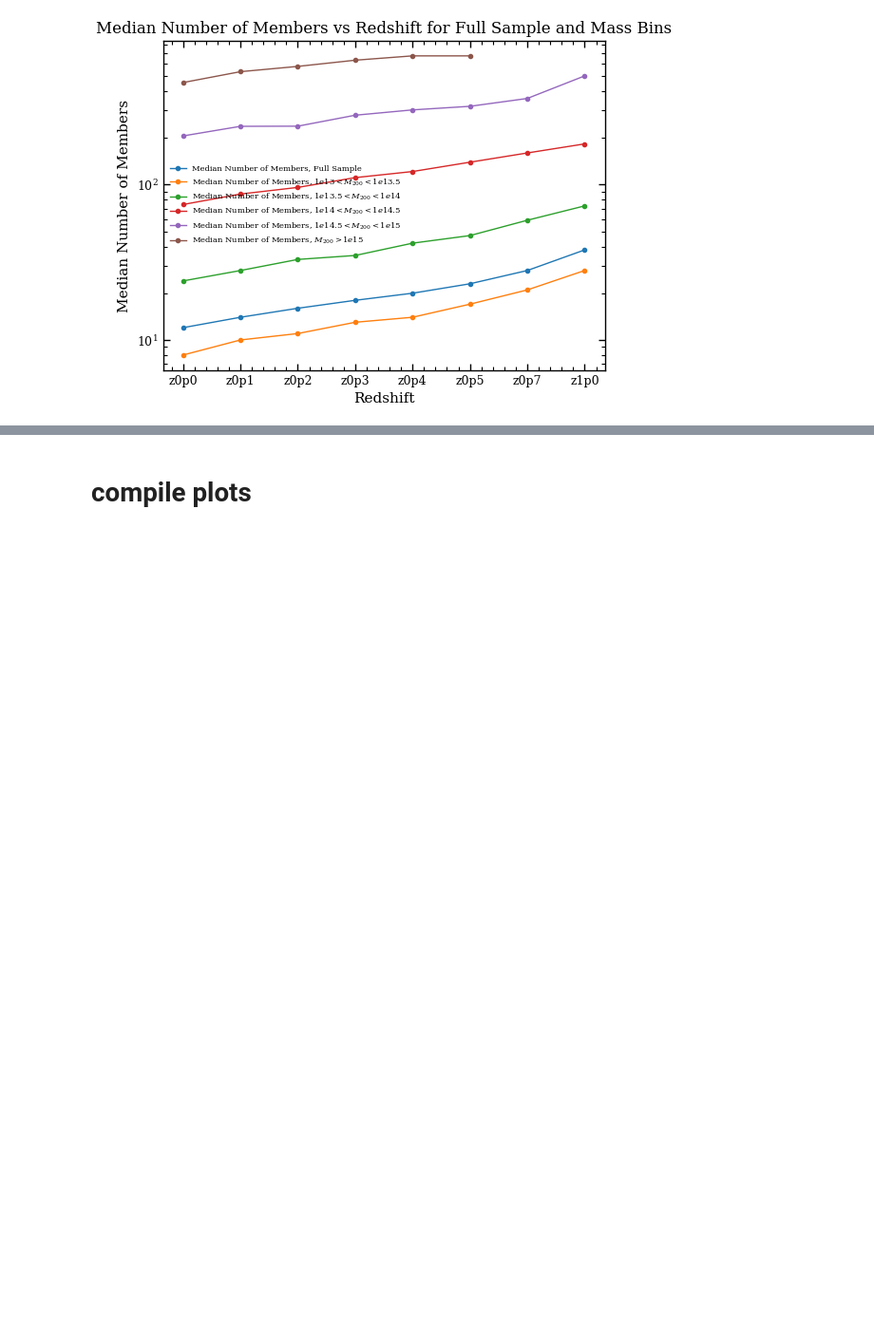
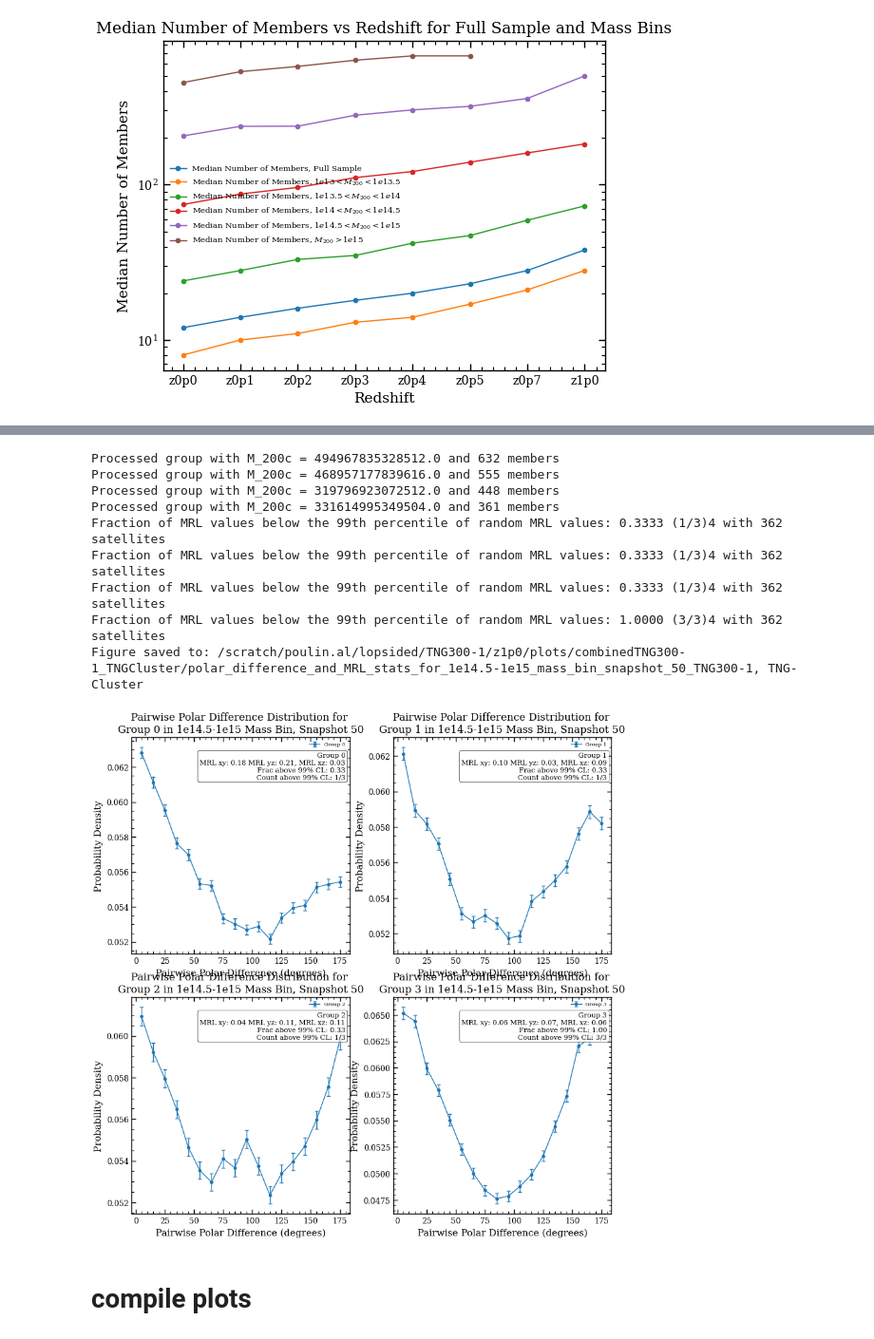
Before and after one commit to poulinal/sat-lopsidedness, a Jupyter notebook: src/myproject/redshiftGalaxyGroup-combine300Cluster.ipynb, the cells around one changed output, grey strips where cells are left out. Shown at 95% size. Saved outputs shown, nothing was run; the diff lists cells and outputs as text; code cells hidden in the pictures; blank space fills up the shorter version.

```diff
--- a/src/myproject/redshiftGalaxyGroup-combine300Cluster.ipynb
+++ b/src/myproject/redshiftGalaxyGroup-combine300Cluster.ipynb
@@ -1228,3 +1458,68 @@ Figure saved to: /scratch/poulin.al/lopsided/TNG300-1/z1p0/plots/combinedTNG300-
+# %%
+#do the same for the 4 1e14.5-1e15 at snapshot 50
+galaxyAnalysisSnapshot = listRedshiftGalaxyAnalysis.getGalaxyAnalysisSnapshot(50)
+mass_bin = galaxyAnalysisSnapshot.filtered_gt14p5_ls15_list_of_galaxy_groups
+list_mass_14p5_15_polar_differences = []
+for gg in mass_bin.getAllGalaxyGroups():
+    list_mass_14p5_15_polar_differences.append(ListGalaxyGroup._compute_pairwise_for_group(gg))
+    print(f"Processed group with M_200c = {gg.getMCrit200()} and {len(gg.getSatelliteSubhalos())} members")
+list_mass_14p5_15_counts, list_mass_14p5_15_bin_centers, list_mass_14p5_15_errorbars = [], [], []
+for polar_differences in list_mass_14p5_15_polar_differences:
+     counts, bin_edges, errorbars = ListGalaxyGroup.get_histogram_bins(polar_differences, bins=np.arange(0, 185, 10), errorbarType='poisson', normalize_to_one=True)
+     list_mass_14p5_15_counts.append(counts)
+     list_mass_14p5_15_bin_centers.append(bin_edges)
+     list_mass_14p5_15_errorbars.append(errorbars)
+polarDifference_14p5_15_plotter = AstroPlotter()
+polarDifference_14p5_15_fig, polarDifference_14p5_15_ax = polarDifference_14p5_15_plotter.create_figure(ncols=2, nrows=2, figsize=(10, 10))
+for i, polar_differences in enumerate(list_mass_14p5_15_polar_differences):
+    polarDifference_14p5_15_ax[i//2, i%2].errorbar(
+        list_mass_14p5_15_bin_centers[i],
+        list_mass_14p5_15_counts[i],
+        yerr=list_mass_14p5_15_errorbars[i],
+        label=f'Group {i}',
+        marker='o',
+        linestyle='-',
+        capsize=2,
+        elinewidth=1,
+        linewidth=1,
+        markersize=3,
+    )
+    MRL_value = ListGalaxyGroup._compute_MRL_for_group(mass_bin.getAllGalaxyGroups()[i])
+    random_MRL_values = mass_bin.compute_MRL_random_distribution_curves_for_LGG(parallelize=False, num_samples=100000)
+    (MRL_fraction_above_99_CL, counts_above_99_CL, total_count, subhaloIndexInconsistentWithRandom), MRL_values, random_MRL_values = GalaxyAnalysis.getPercentOfClustersAboveRandomMRLCL(MRL_values = MRL_value, percentageMRL=99, random_mrl_values=random_MRL_values)
+
+    textstr = f'Group {i}\nMRL xy: {MRL_value[0]:.2f} MRL yz: {MRL_value[1]:.2f}, MRL xz: {MRL_value[2]:.2f}\nFrac above 99% CL: {MRL_fraction_above_99_CL:.2f}\nCount above 99% CL: {counts_above_99_CL}/{total_count}'
+    # place all group boxes on the right side of the second subplot, stacked vertically, right-aligned
+    polarDifference_14p5_15_ax[i//2, i%2].text(
+        0.98,
+        0.93,
+        textstr,
+        transform=polarDifference_14p5_15_ax[i//2, i%2].transAxes,
+        fontsize=8,
+        ha='right',
+        va='top',
+        bbox=dict(boxstyle='round', facecolor='white', alpha=0.85),
+    )
+    polarDifference_14p5_15_ax[i//2, i%2].set_xlabel('Pairwise Polar Difference (degrees)')
+    polarDifference_14p5_15_ax[i//2, i%2].set_ylabel('Probability Density')
+    polarDifference_14p5_15_ax[i//2, i%2].set_title(f'Pairwise Polar Difference Distribution for \nGroup {i} in 1e14.5-1e15 Mass Bin, Snapshot 50')
+    polarDifference_14p5_15_ax[i//2, i%2].legend(fontsize=6)
+polarDifference_14p5_15_plotter.save_figure(
+    polarDifference_14p5_15_fig,
+    galaxyAnalysisSnapshot.scratchPlotDirc
+    + f'/polar_difference_and_MRL_stats_for_1e14.5-1e15_mass_bin_snapshot_50_{galaxyAnalysisSnapshot.sim}{galaxyAnalysisSnapshot.plotEndingFormat}',
+)
+# %% [output]
+Processed group with M_200c = 494967835328512.0 and 632 members
+Processed group with M_200c = 468957177839616.0 and 555 members
+Processed group with M_200c = 319796923072512.0 and 448 members
+Processed group with M_200c = 331614995349504.0 and 361 members
+Fraction of MRL values below the 99th percentile of random MRL values: 0.3333 (1/3)4 with 362 satellites
+Fraction of MRL values below the 99th percentile of random MRL values: 0.3333 (1/3)4 with 362 satellites
+Fraction of MRL values below the 99th percentile of random MRL values: 0.3333 (1/3)4 with 362 satellites
+Fraction of MRL values below the 99th percentile of random MRL values: 1.0000 (3/3)4 with 362 satellites
+Figure saved to: /scratch/poulin.al/lopsided/TNG300-1/z1p0/plots/combinedTNG300-1_TNGCluster/polar_difference_and_MRL_stats_for_1e14.5-1e15_mass_bin_snapshot_50_TNG300-1, TNG-Cluster
+[figure, added]
 # %% [markdown]
 # compile plots
 # %%
```
Also changed, not shown: parts of 11 cells of this notebook, 3 other files.
